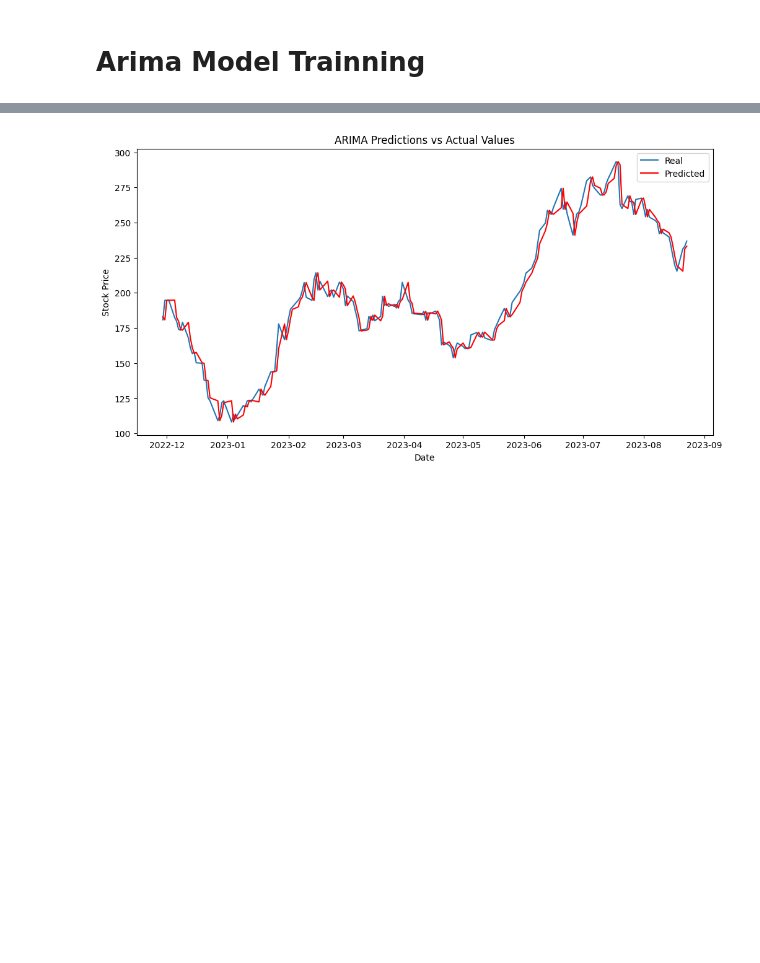
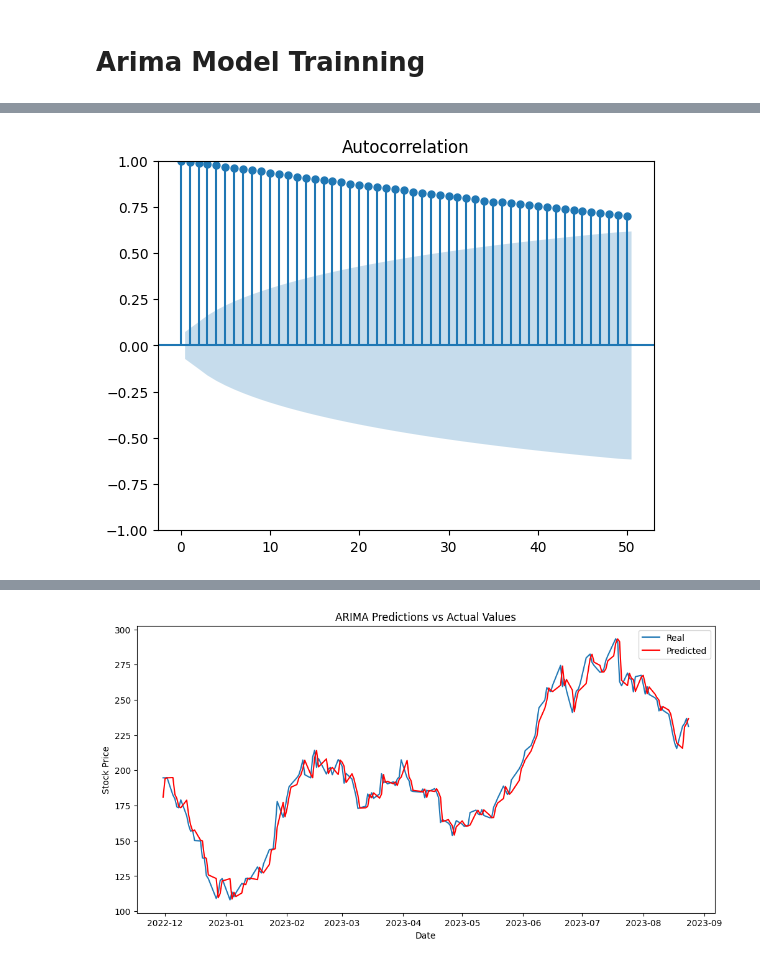
Before and after one commit to royzohar2/Soccer_DS, a Jupyter notebook: time_series/stock_reaserch.ipynb, the cells around one changed output, grey strips where cells are left out. Drawn from its saved outputs; the diff is of its cells as text; code cells hidden in the pictures; blank space fills up the shorter version.

```diff
--- a/time_series/stock_reaserch.ipynb
+++ b/time_series/stock_reaserch.ipynb
@@ -118,0 +167,5 @@ data
+# %%
+acf = sm.graphics.tsa.plot_acf(train, lags=50)
+acf.show()
+# %% [output]
+[figure, added]
```
Also changed, not shown: parts of 39 cells of this notebook.
